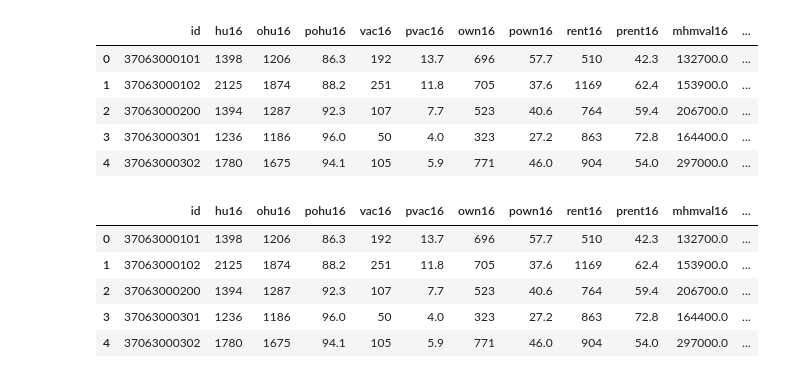
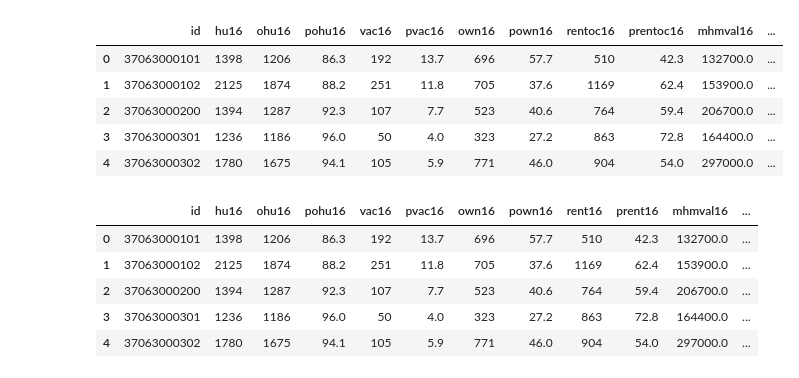
Before and after one commit to codefordurham/datahub-dw, a Jupyter notebook: affordablehousing_data/ltdbacs7016.ipynb, the cells around one changed output. Saved outputs shown, nothing was run; the diff lists cells and outputs as text; code cells hidden in the pictures.

Commit message:
Correct mrent data using contract rent instead of gross rent

```diff
--- a/affordablehousing_data/ltdbacs7016.ipynb
+++ b/affordablehousing_data/ltdbacs7016.ipynb
@@ -186,11 +186,11 @@ acspop16tr.head()
 # %%
 acshousing16tr = pd.read_csv('acs/acs_housing_2016_tr.csv')
 acshousing16trcolumns = ['id','hu16','ohu16','pohu16','vac16','pvac16','own16','pown16',
-                         'rent16','prent16','mhmval16','mhmval16a17','mrent16','mrent16a17']
+                         'rentoc16','prentoc16','mhmval16','mhmval16a17','mrent16','mrent16a17','mgrent16','mgrent16a17']
 acshousing16tr[acshousing16trcolumns]
 acshousing16tr.head()
 # %% [output]
-|  | id | hu16 | ohu16 | pohu16 | vac16 | pvac16 | own16 | pown16 | rent16 | prent16 | mhmval16 | ... |
+|  | id | hu16 | ohu16 | pohu16 | vac16 | pvac16 | own16 | pown16 | rentoc16 | prentoc16 | mhmval16 | ... |
 | 0 | 37063000101 | 1398 | 1206 | 86.3 | 192 | 13.7 | 696 | 57.7 | 510 | 42.3 | 132700.0 | ... |
 | 1 | 37063000102 | 2125 | 1874 | 88.2 | 251 | 11.8 | 705 | 37.6 | 1169 | 62.4 | 153900.0 | ... |
 | 2 | 37063000200 | 1394 | 1287 | 92.3 | 107 | 7.7 | 523 | 40.6 | 764 | 59.4 | 206700.0 | ... |
```
Also changed, not shown: parts of 2 cells of this notebook, 11 other files.
